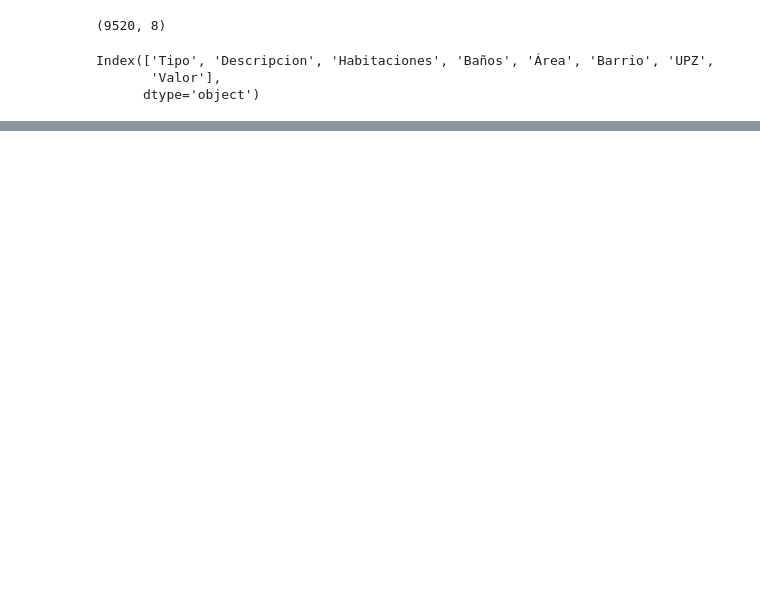
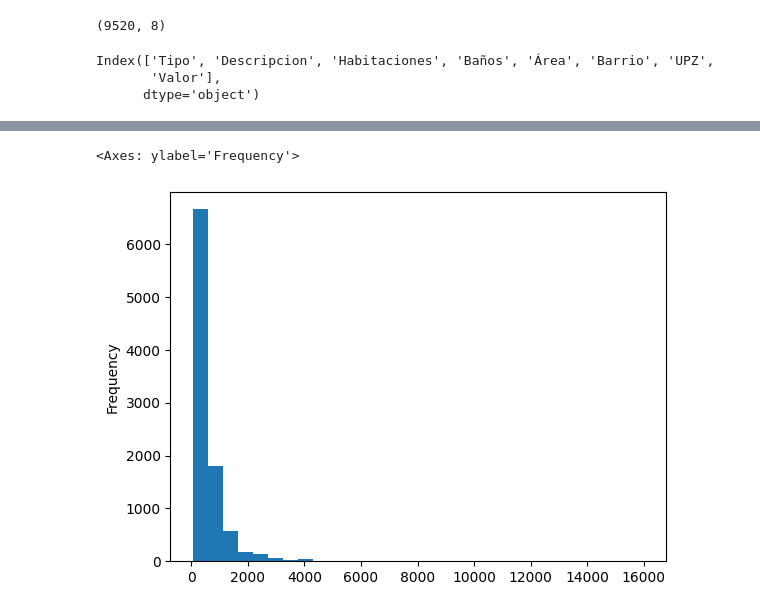
Before and after one commit to Zniper1/Analisis_de_Datos_Python, a Jupyter notebook: Inmersion_en_datos_Aula1.ipynb, the cells around one changed output, grey strips where cells are left out. Saved outputs shown, nothing was run; the diff lists cells and outputs as text; code cells hidden in the pictures; blank space fills up the shorter version.

```diff
--- a/Inmersion_en_datos_Aula1.ipynb
+++ b/Inmersion_en_datos_Aula1.ipynb
@@ -209,0 +416,12 @@ inmuebles_barrio.head(20).plot.bar()
+# %%
+#Convertir toda la columna en un strig para poderla separar
+#Cada Elemento me lo devuelve en un formato de lista
+#El Expand=True me lo devuelve en formato de DataFrame
+#Sin el parametro de Expand me devuelve un PandaSerie
+valor = inmuebles.Valor.str.split(expand=True)
+#Coloco nombre a las Columnas
+inmuebles['Moneda'] = valor[0]
+inmuebles["Precio"] = valor[1]
+#Continua siendo un objeto (String)
+#Muestro 3 random
+inmuebles.sample(3)
@@ -209,0 +433,4 @@ inmuebles_barrio.head(20).plot.bar()
+# %%
+#Convierto el atributo precio en entero (STR), remplazo el punto (.) por nada para
+#Que lo tome como entero
+inmuebles["Precio"] = inmuebles["Precio"].str.replace(".", "",regex=True)
@@ -209,0 +476,4 @@ inmuebles_barrio.head(20).plot.bar()
+# %%
+#Transformamos el dato String a un tipo de dato numerico
+#Nuevo Atributo Precio Millon queda como float y dividido 1millon
+inmuebles["Precio_Millon"] = inmuebles.Precio.astype("float")/1000000
@@ -209,0 +556,9 @@ inmuebles_barrio.head(20).plot.bar()
+# %%
+#Dibuja un grafico donde Bins Establece el rango dentro del histograma
+#Histograma verifica la frecuencia de una variable, como esta concentrado en el
+#Valor mas Caro, se ve que la gran cant d inmuebles esta entre 0 y 2000 milones
+#Eje x Precio, Eje y Inmuebles
+inmuebles["Precio_Millon"].plot.hist(bins=30)
+# %% [output]
+<Axes: ylabel='Frequency'>
+[figure, added]
```
Also changed, not shown: parts of 80 cells of this notebook.
